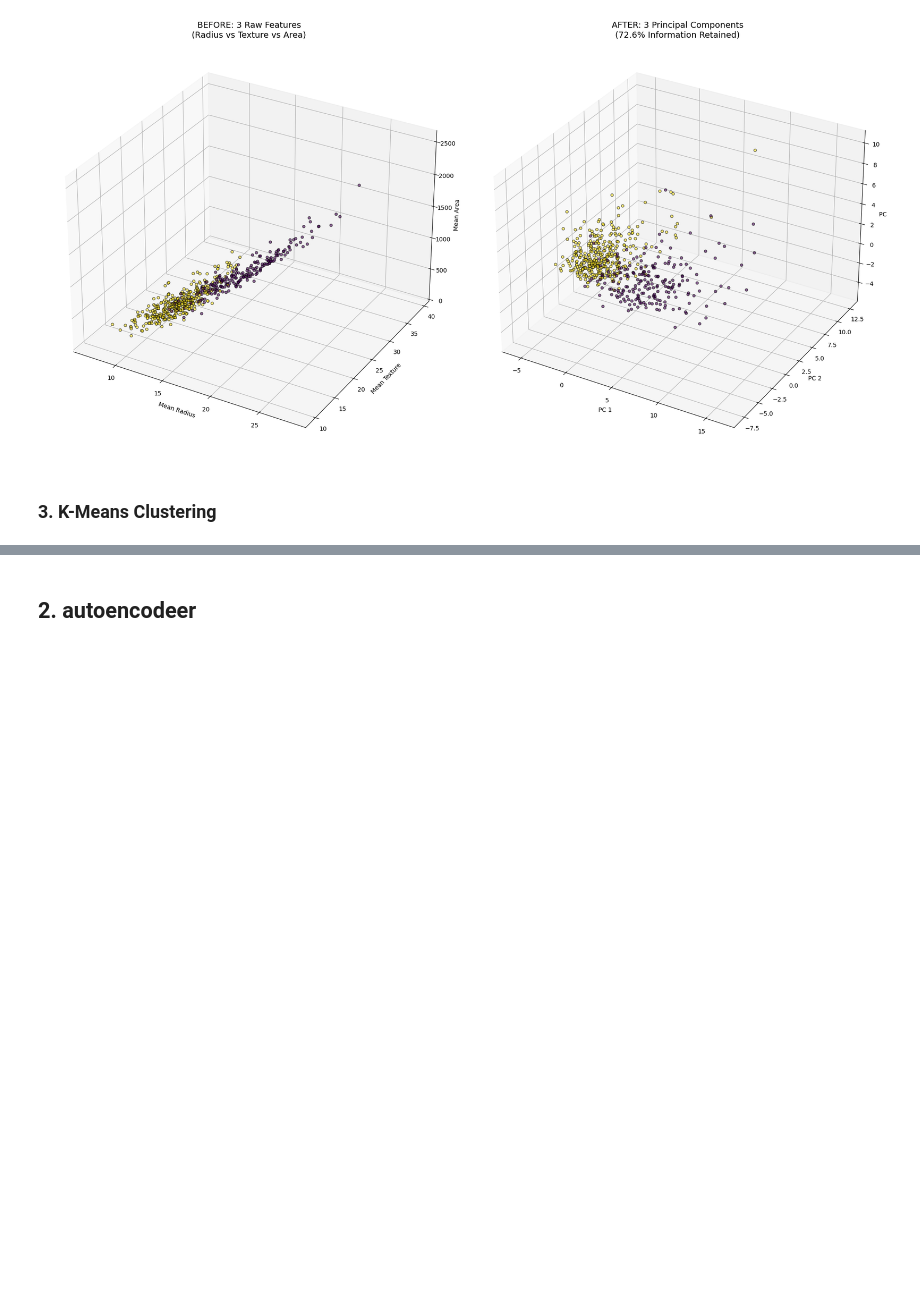
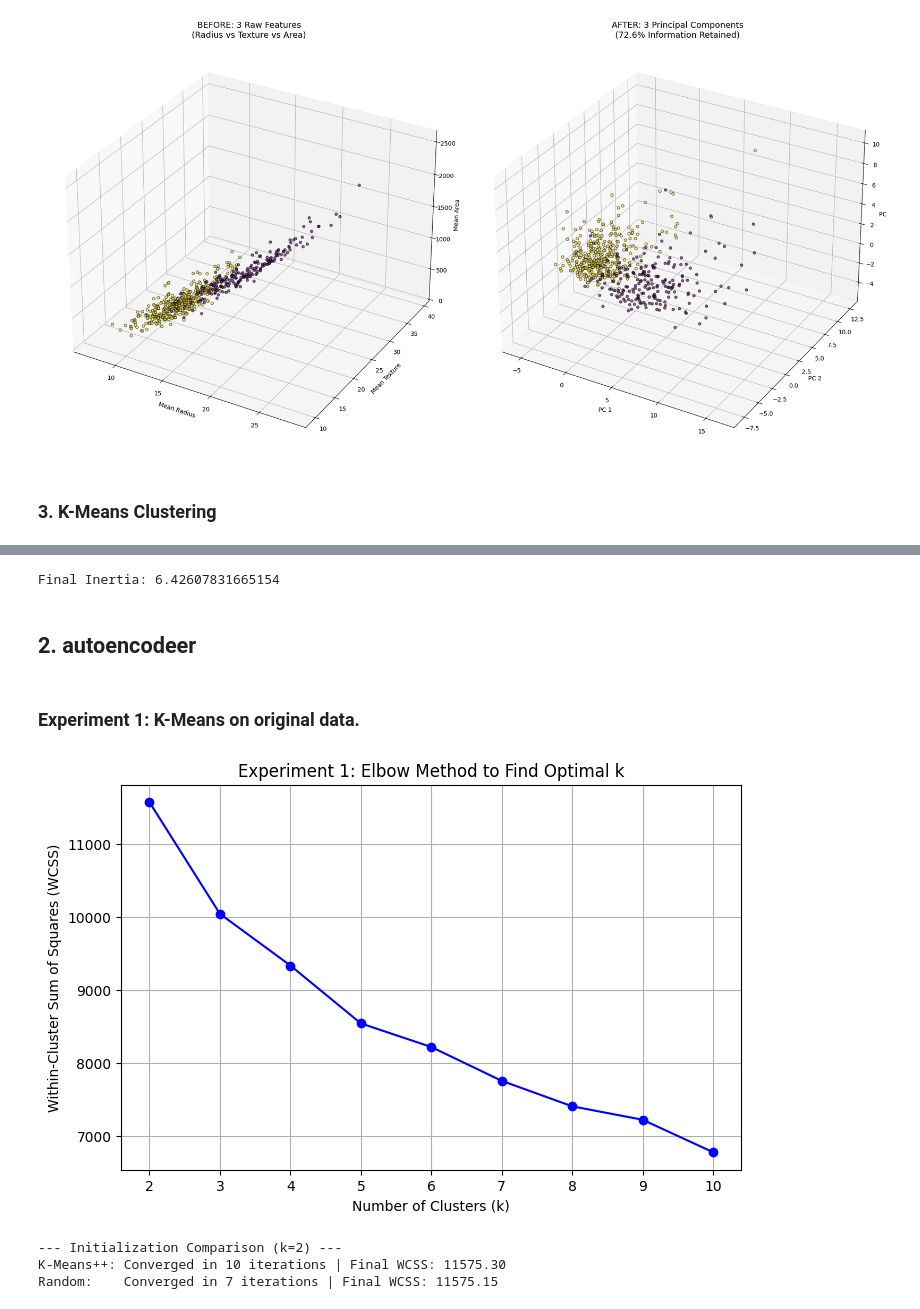
Before and after one commit to RoberRamzy/Dimensionality-Reduction-and-Clustering-Algorithms, a Jupyter notebook: project.ipynb, the cells around one changed output, grey strips where cells are left out. Cells and saved outputs as stored; diff of their text form; code cells hidden in the pictures; blank space fills up the shorter version.

```diff
--- a/project.ipynb
+++ b/project.ipynb
@@ -483,10 +483,12 @@ plt.show()
 X = np.random.rand(100, 2)
 
 # Run with K-Means++
-model = KMeans(k=3, init='k-means++')
+model = Kmeans(k=3, init_centroids='k-means++')
 model.fit(X)
 
 print(f"Final Inertia: {model.inertia_history[-1]}")
+# %% [output]
+Final Inertia: 6.42607831665154
 # %% [markdown]
 ## 2. autoencodeer
 # %%
@@ -647,3 +649,45 @@ class Autoencoder:
                 self.update(curr_lr)
             # track loss history (for plotting later)
             self.loss_hist.append(self.reconstruction_error(x_train))
+# %% [markdown]
+<H3>Experiment 1: K-Means on original data.
+# %%
+X_scaled = (data - data.mean()) / data.std()
+
+wcss_list = []
+k_range = range(2, 11)
+
+for k in k_range:
+
+    km = Kmeans(k=k, init_centroids='k-means++').fit(X_scaled)
+    wcss_list.append(km.inertia_history[-1])
+plt.figure(figsize=(8, 5))
+plt.plot(k_range, wcss_list, 'bo-')
+plt.xlabel('Number of Clusters (k)')
+plt.ylabel('Within-Cluster Sum of Squares (WCSS)')
+plt.title('Experiment 1: Elbow Method to Find Optimal k')
+plt.grid(True)
+plt.show()
+# %% [output]
+[figure, added]
+# %%
+def run_init_comparison(X, k=2):
+    # 1. K-Means++
+    km_pp = Kmeans(k=k, init_centroids='k-means++').fit(X)
+    iters_pp = len(km_pp.inertia_history)
+    final_wcss_pp = km_pp.inertia_history[-1]
+
+    # 2. Random
+    km_rand = Kmeans(k=k, init_centroids='random').fit(X)
+    iters_rand = len(km_rand.inertia_history)
+    final_wcss_rand = km_rand.inertia_history[-1]
+
+    print(f"--- Initialization Comparison (k={k}) ---")
+    print(f"K-Means++: Converged in {iters_pp} iterations | Final WCSS: {final_wcss_pp:.2f}")
+    print(f"Random:    Converged in {iters_rand} iterations | Final WCSS: {final_wcss_rand:.2f}")
+
+run_init_comparison(X_scaled, k=2)
+# %% [output]
+--- Initialization Comparison (k=2) ---
+K-Means++: Converged in 10 iterations | Final WCSS: 11575.30
+Random:    Converged in 7 iterations | Final WCSS: 11575.15
```
Also changed, not shown: parts of 15 cells of this notebook.
